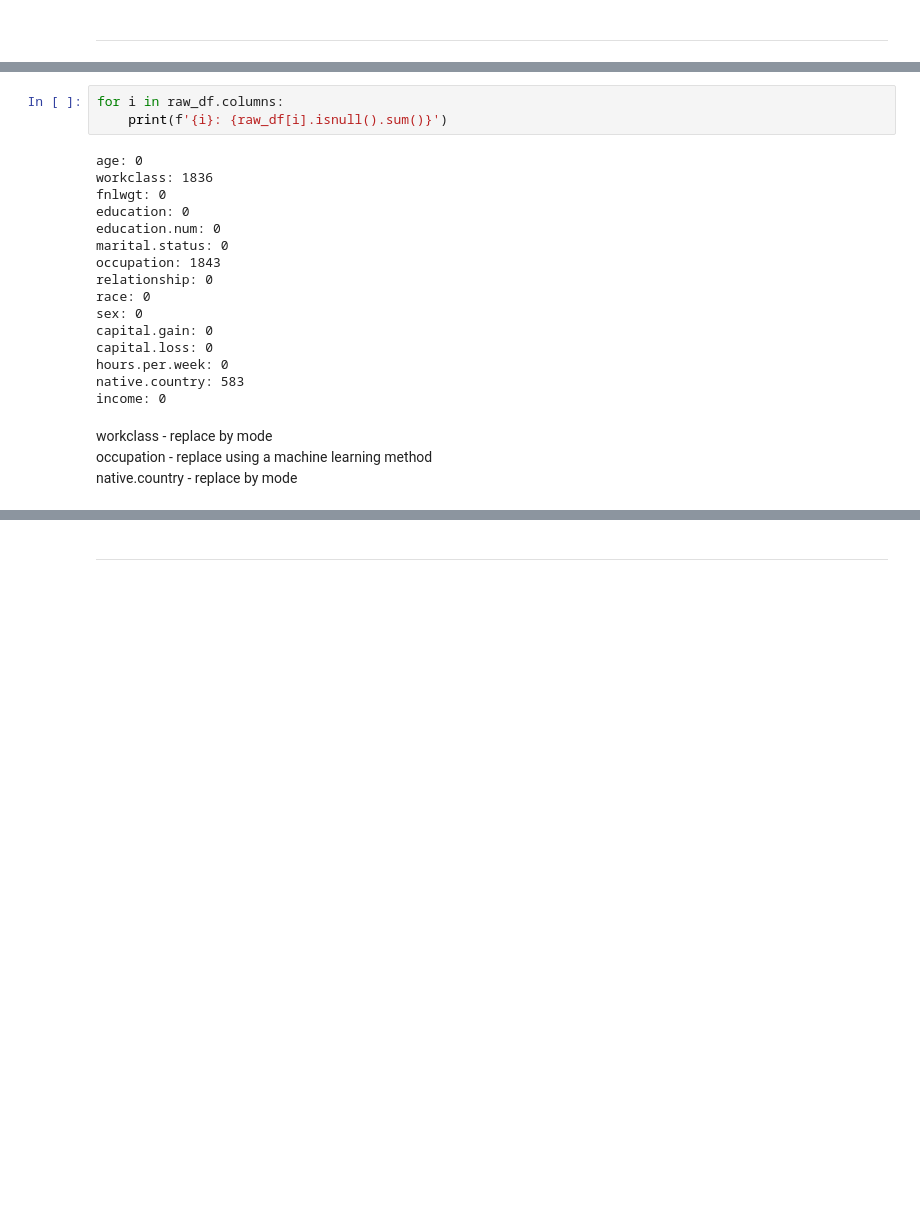
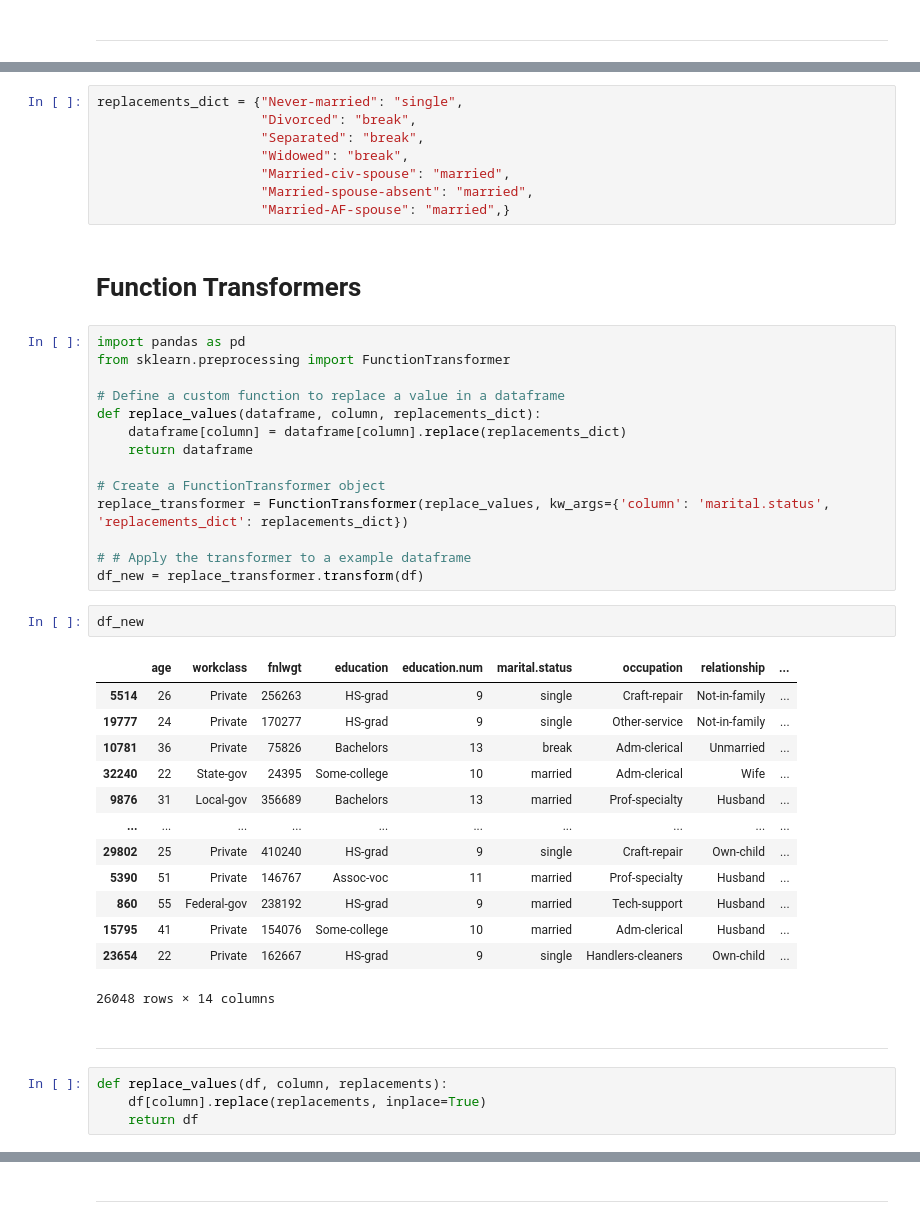
Before and after one commit to roijacob/data-science-projects, a Jupyter notebook: census-income/notebook.ipynb, the cells around one changed output, grey strips where cells are left out. Cells and saved outputs as stored; diff of their text form; blank space fills up the shorter version.

Commit message:
Study `FunctionTransfromer`

```diff
--- a/census-income/notebook.ipynb
+++ b/census-income/notebook.ipynb
@@ -220,23 +212,46 @@ income: 2
-# %%
-for i in raw_df.columns:
-    print(f'{i}: {raw_df[i].isnull().sum()}')
-# %% [output]
-age: 0
-workclass: 1836
-fnlwgt: 0
-education: 0
-education.num: 0
-marital.status: 0
-occupation: 1843
-relationship: 0
-race: 0
-sex: 0
-capital.gain: 0
-capital.loss: 0
-hours.per.week: 0
-native.country: 583
-income: 0
-# %% [markdown]
-workclass - replace by mode <br>
-occupation - replace using a machine learning method <br>
-native.country - replace by mode
+# %%
+replacements_dict = {"Never-married": "single",
+                     "Divorced": "break",
+                     "Separated": "break",
+                     "Widowed": "break",
+                     "Married-civ-spouse": "married",
+                     "Married-spouse-absent": "married",
+                     "Married-AF-spouse": "married",}
+# %% [markdown]
+# Function Transformers
+# %%
+import pandas as pd
+from sklearn.preprocessing import FunctionTransformer
+
+# Define a custom function to replace a value in a dataframe
+def replace_values(dataframe, column, replacements_dict):
+    dataframe[column] = dataframe[column].replace(replacements_dict)
+    return dataframe
+
+# Create a FunctionTransformer object
+replace_transformer = FunctionTransformer(replace_values, kw_args={'column': 'marital.status', 'replacements_dict': replacements_dict})
+
+# # Apply the transformer to a example dataframe
+df_new = replace_transformer.transform(df)
+# %%
+df_new
+# %% [output]
+|  | age | workclass | fnlwgt | education | education.num | marital.status | occupation | relationship | ... |
+| 5514 | 26 | Private | 256263 | HS-grad | 9 | single | Craft-repair | Not-in-family | ... |
+| 19777 | 24 | Private | 170277 | HS-grad | 9 | single | Other-service | Not-in-family | ... |
+| 10781 | 36 | Private | 75826 | Bachelors | 13 | break | Adm-clerical | Unmarried | ... |
+| 32240 | 22 | State-gov | 24395 | Some-college | 10 | married | Adm-clerical | Wife | ... |
+| 9876 | 31 | Local-gov | 356689 | Bachelors | 13 | married | Prof-specialty | Husband | ... |
+| ... | ... | ... | ... | ... | ... | ... | ... | ... | ... |
+| 29802 | 25 | Private | 410240 | HS-grad | 9 | single | Craft-repair | Own-child | ... |
+| 5390 | 51 | Private | 146767 | Assoc-voc | 11 | married | Prof-specialty | Husband | ... |
+| 860 | 55 | Federal-gov | 238192 | HS-grad | 9 | married | Tech-support | Husband | ... |
+| 15795 | 41 | Private | 154076 | Some-college | 10 | married | Adm-clerical | Husband | ... |
+| 23654 | 22 | Private | 162667 | HS-grad | 9 | single | Handlers-cleaners | Own-child | ... |
+26048 rows × 14 columns
+# %% [markdown]
+----
+# %%
+def replace_values(df, column, replacements):
+    df[column].replace(replacements, inplace=True)
+    return df
```
Also changed, not shown: parts of 18 cells of this notebook, 1 other file.
